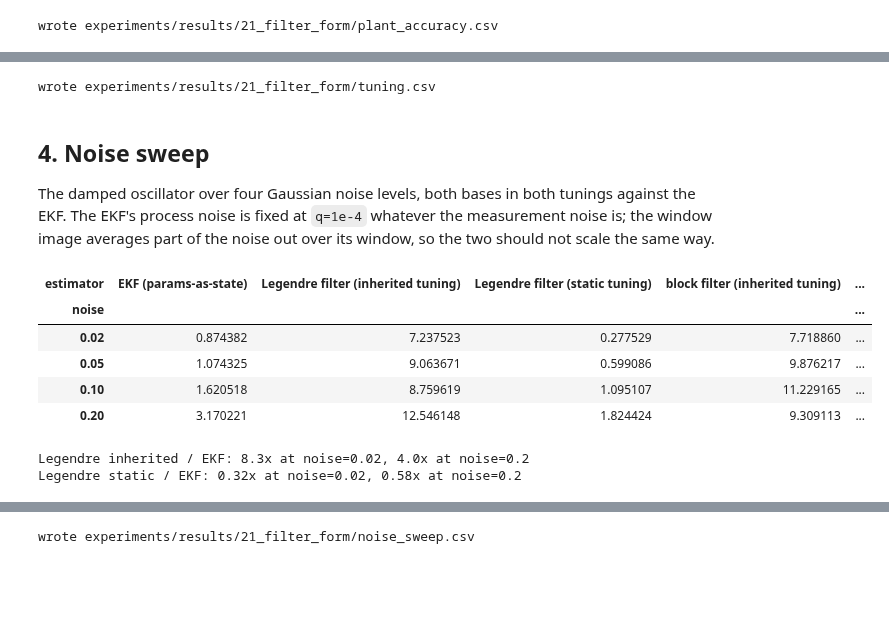
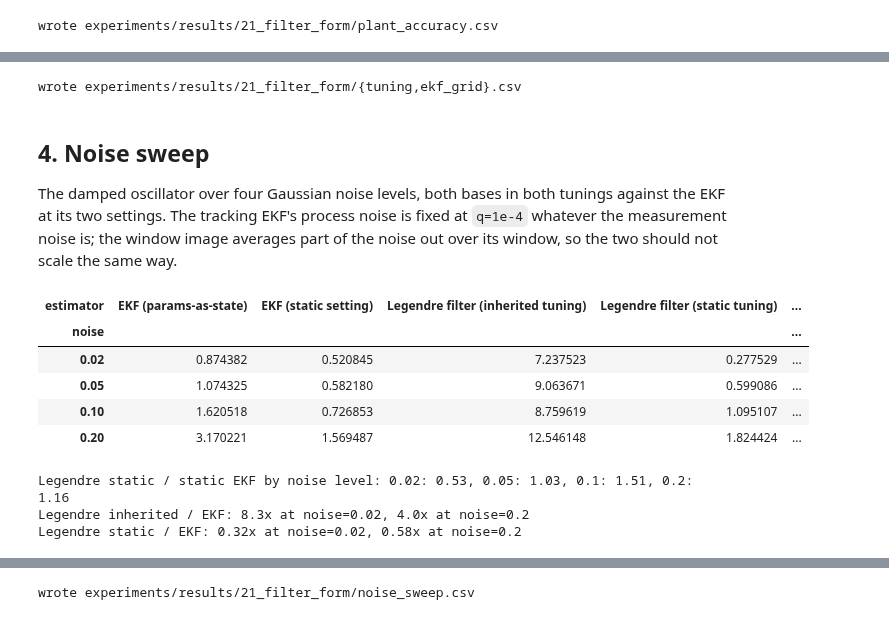
Before and after one commit to ringavirda/science-nonline, a Jupyter notebook: packages/dtfit-experimental/experiments/technology/21_filter_form.ipynb, the cells around one changed output, grey strips where cells are left out. Saved outputs shown, nothing was run; the diff lists cells and outputs as text; code cells hidden in the pictures; blank space fills up the shorter version.

```diff
--- a/packages/dtfit-experimental/experiments/technology/21_filter_form.ipynb
+++ b/packages/dtfit-experimental/experiments/technology/21_filter_form.ipynb
@@ -329,6 +378,21 @@ for plant in PLANTS:
             errs.append(perr(p, plant["true"]) if p is not None else np.nan)
         per_seed[plant["key"], ad_cls.name] = np.array(errs)
         rows.append(stat_row(plant["key"], ad_cls.name, "perr_pct", errs))
+    errs = ekf_perrs(plant, noise=0.05, **EKF_STATIC)
+    per_seed[plant["key"], EKF_STATIC_NAME] = errs
+    rows.append(stat_row(plant["key"], EKF_STATIC_NAME, "perr_pct", errs))
+    names = sorted(plant["true"])
+    whole_img, whole_nlls = [], []
+    for s in range(SEEDS):
+        rng = np.random.default_rng(s)
+        t, y, _clean = gen_plant(plant, rng, noise=0.05)
+        res = dtfit.fit(plant["expr"], dtfit.Original(t, y), "t",
+                        p0=list(plant["p0"]), basis="legendre", order=24)
+        whole_img.append(perr(dict(res.params), plant["true"]))
+        p_hat, _ = curve_fit(plant["func"], t, y, p0=plant["p0"], maxfev=20000)
+        whole_nlls.append(perr(dict(zip(names, p_hat)), plant["true"]))
+    rows.append(stat_row(plant["key"], WHOLE_IMAGE, "perr_pct", whole_img))
+    rows.append(stat_row(plant["key"], WHOLE_NLLS, "perr_pct", whole_nlls))
 
 mismatch_kept = {}
 for true_key, wrong_key in MISMATCH_PAIRS:
@@ -565,6 +656,9 @@ ekf_m, ekf_s = run_tuning(
     lambda: EKFAd(BY_KEY["damped_osc"]).f, seeds=SEEDS, method="update")
 rows.append(dict(config="EKF (params-as-state)", perr_mean=ekf_m,
                   perr_std=ekf_s))
+static_errs = ekf_perrs(BY_KEY["damped_osc"], noise=0.05, **EKF_STATIC)
+rows.append(dict(config=EKF_STATIC_NAME, perr_mean=float(np.mean(static_errs)),
+                  perr_std=float(np.std(static_errs))))
 tuning = pd.DataFrame(rows)
 tuning
 # %% [output]
@@ -605,0 +711,20 @@ parameters do not move, which is the assumption the EKF is given too.
+# %%
+EKF_GRID = [dict(p_init=p_init, r=r, q=q)
+            for p_init in (5.0, 0.1) for r in (0.5, "true") for q in (1e-4, 1e-6, 1e-8)]
+rows = []
+for plant in PLANTS:
+    for setting in EKF_GRID:
+        errs = ekf_perrs(plant, noise=0.05, **setting)
+        ok = np.isfinite(errs)
+        rows.append(dict(plant=plant["key"], **setting,
+                         perr_mean=float(np.mean(errs[ok])) if ok.any() else np.inf,
+                         perr_median=float(np.median(errs)),
+                         over_10pct=int((errs > 10.0).sum()),
+                         diverged=int((~ok).sum())))
+ekf_grid = pd.DataFrame(rows)
+ekf_grid["setting"] = [f"p_init {a:g}  r {b}  q {c:g}" for a, b, c
+                       in zip(ekf_grid.p_init, ekf_grid.r, ekf_grid.q)]
+grid_means = ekf_grid.pivot(index="setting", columns="plant", values="perr_mean")[plant_keys]
+grid_medians = ekf_grid.pivot(index="setting", columns="plant", values="perr_median")[plant_keys]
+grid_lost = ekf_grid.pivot(index="setting", columns="plant", values="over_10pct")[plant_keys]
+pd.concat({"mean": grid_means, "median": grid_medians, "runs over 10 %": grid_lost}, axis=1)
@@ -608,46 +820,50 @@ if QUICK:
     print("QUICK: skipping the CSV export")
 else:
     notebook.save_table("21_filter_form", "tuning", tuning)
-    print("wrote experiments/results/21_filter_form/tuning.csv")
+    notebook.save_table("21_filter_form", "ekf_grid", ekf_grid.drop(columns="setting"))
+    print("wrote experiments/results/21_filter_form/{tuning,ekf_grid}.csv")
 # %% [output]
-wrote experiments/results/21_filter_form/tuning.csv
+wrote experiments/results/21_filter_form/{tuning,ekf_grid}.csv
 # %% [markdown]
 ## 4. Noise sweep
 
 The damped oscillator over four Gaussian noise levels, both bases in both
-tunings against the EKF. The EKF's process noise is fixed at `q=1e-4`
-whatever the measurement noise is; the window image averages part of the
-noise out over its window, so the two should not scale the same way.
+tunings against the EKF at its two settings. The tracking EKF's process
+noise is fixed at `q=1e-4` whatever the measurement noise is; the window
+image averages part of the noise out over its window, so the two should
+not scale the same way.
 # %%
 noise_levels = [0.02, 0.05, 0.10, 0.20]
 rows = []
 plant = BY_KEY["damped_osc"]
 for basis in ("block", "legendre"):
     for tuning, static in TUNINGS:
         label = f"{'block' if basis == 'block' else 'Legendre'} filter ({tuning})"
         for level in noise_levels:
             rows.append(dict(estimator=label, noise=level,
                               perr_pct=final_perr(plant, basis, static=static,
                                                   noise=level)))
 for level in noise_levels:
     errs = []
     for s in range(SEEDS):
         rng = np.random.default_rng(s)
         t, y, clean = gen_plant(plant, rng, noise=level)
         ad = EKFAd(plant)
         drive(ad, t, y, clean, plant["window"] + 15)
         errs.append(perr(ad.params(), plant["true"]))
     rows.append(dict(estimator=EKFAd.name, noise=level,
                       perr_pct=float(np.mean(errs))))
+    rows.append(dict(estimator=EKF_STATIC_NAME, noise=level,
+                      perr_pct=float(np.mean(ekf_perrs(plant, noise=level, **EKF_STATIC)))))
 noise_sweep = pd.DataFrame(rows)
 noise_sweep.pivot(index="noise", columns="estimator", values="perr_pct")
 # %% [output]
-| estimator | EKF (params-as-state) | Legendre filter (inherited tuning) | Legendre filter (static tuning) | block filter (inherited tuning) | ... |
+| estimator | EKF (params-as-state) | EKF (static setting) | Legendre filter (inherited tuning) | Legendre filter (static tuning) | ... |
 | noise |  |  |  |  | ... |
-| 0.02 | 0.874382 | 7.237523 | 0.277529 | 7.718860 | ... |
-| 0.05 | 1.074325 | 9.063671 | 0.599086 | 9.876217 | ... |
-| 0.10 | 1.620518 | 8.759619 | 1.095107 | 11.229165 | ... |
-| 0.20 | 3.170221 | 12.546148 | 1.824424 | 9.309113 | ... |
+| 0.02 | 0.874382 | 0.520845 | 7.237523 | 0.277529 | ... |
+| 0.05 | 1.074325 | 0.582180 | 9.063671 | 0.599086 | ... |
+| 0.10 | 1.620518 | 0.726853 | 8.759619 | 1.095107 | ... |
+| 0.20 | 3.170221 | 1.569487 | 12.546148 | 1.824424 | ... |
 # %%
 piv = noise_sweep.pivot(index="noise", columns="estimator", values="perr_pct")
 ekf_col = piv["EKF (params-as-state)"]
@@ -666,17 +882,29 @@ static_low = (piv.loc[low, "Legendre filter (static tuning)"]
               / piv.loc[low, "EKF (params-as-state)"])
 static_high = (piv.loc[high, "Legendre filter (static tuning)"]
                / piv.loc[high, "EKF (params-as-state)"])
-# fails if the matched tuning does not lead the EKF at every noise level
+# fails if the matched tuning does not lead the EKF at its tracking setting
+# at every noise level
 assert (piv["block filter (static tuning)"] < ekf_col).all()
 assert (piv["Legendre filter (static tuning)"] < ekf_col).all()
-# fails if the matched tuning's lead does not narrow from the lowest to
-# the highest noise level
+# fails if the matched tuning's lead over it does not narrow from the
+# lowest to the highest noise level
 assert static_high > static_low
+static_ekf = piv[EKF_STATIC_NAME]
+# fails if the inherited tracking tuning catches the EKF at its static setting
+assert (static_ekf < piv["Legendre filter (inherited tuning)"]).all()
+vs_static = piv["Legendre filter (static tuning)"] / static_ekf
+# fails if the matched tuning does not lead the static EKF at the lowest
+# noise level, or is not behind it at 10 percent noise, the crossing the
+# reading reports
+assert QUICK or vs_static.loc[low] < 1.0 < vs_static.loc[0.10]
+print("Legendre static / static EKF by noise level: "
+      + ", ".join(f"{k:g}: {v:.2f}" for k, v in vs_static.items()))
 print(f"Legendre inherited / EKF: {lead_low:.1f}x at noise={low}, "
       f"{lead_high:.1f}x at noise={high}")
 print(f"Legendre static / EKF: {static_low:.2f}x at noise={low}, "
       f"{static_high:.2f}x at noise={high}")
 # %% [output]
+Legendre static / static EKF by noise level: 0.02: 0.53, 0.05: 1.03, 0.1: 1.51, 0.2: 1.16
 Legendre inherited / EKF: 8.3x at noise=0.02, 4.0x at noise=0.2
 Legendre static / EKF: 0.32x at noise=0.02, 0.58x at noise=0.2
 # %% [markdown]
```
Also changed, not shown: parts of 27 cells of this notebook, 8 other files.
